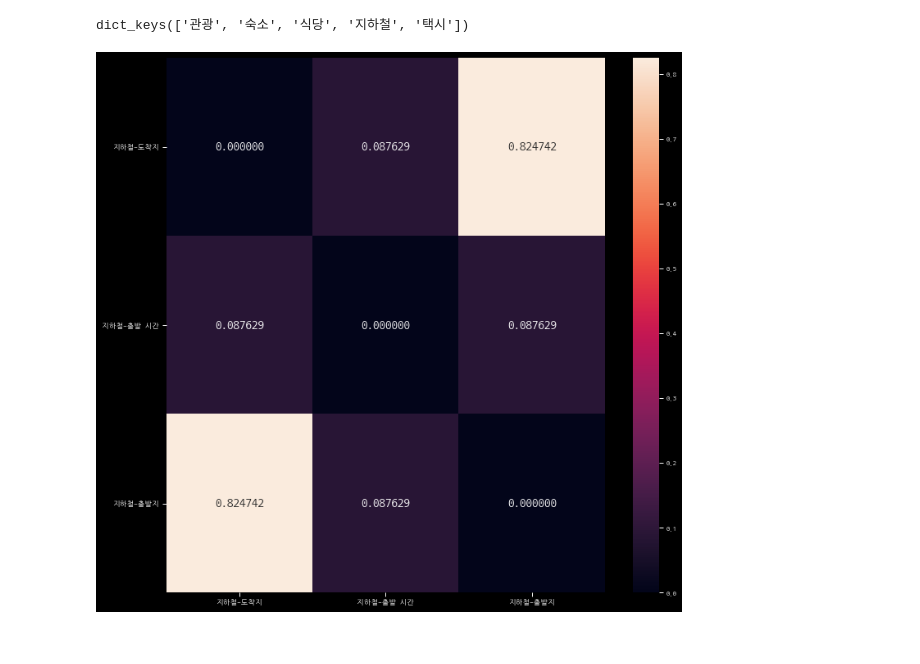
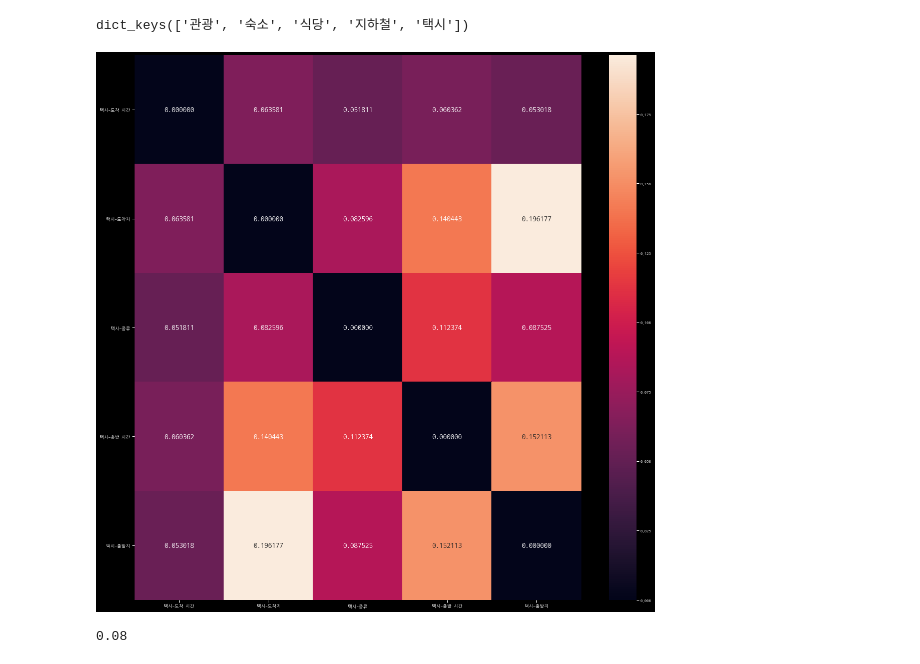
Before and after one commit to vail131/p3-dst-dts, a Jupyter notebook: team/분포.ipynb, the cells around one changed output. Cells and saved outputs as stored; diff of their text form; code cells hidden in the pictures.

```diff
--- a/team/분포.ipynb
+++ b/team/분포.ipynb
@@ -83,14 +84,16 @@ df_dict.keys()
 # %% [output]
 dict_keys(['관광', '숙소', '식당', '지하철', '택시'])
 # %%
-domain = '지하철'
+domain = '택시'
 div = (df_dict[domain].to_numpy().sum() - df_dict[domain].to_numpy().trace()) // 2
 a = df_dict[domain] / div
 # %%
-fig = plt.figure(figsize=(12, 12))
+fig = plt.figure(figsize=(20, 20))
 sns.set_context("paper", rc={"font.size":15,"axes.titlesize":20,"axes.labelsize":80})
 sns.heatmap(a, annot=True, fmt='f')
 plt.yticks(rotation=0)
 plt.show()
+print(a.mean().mean())
 # %% [output]
-[figure, old version]
+[figure, new version]
+0.08
```
Also changed, not shown: parts of 11 cells of this notebook, 7 other files.
